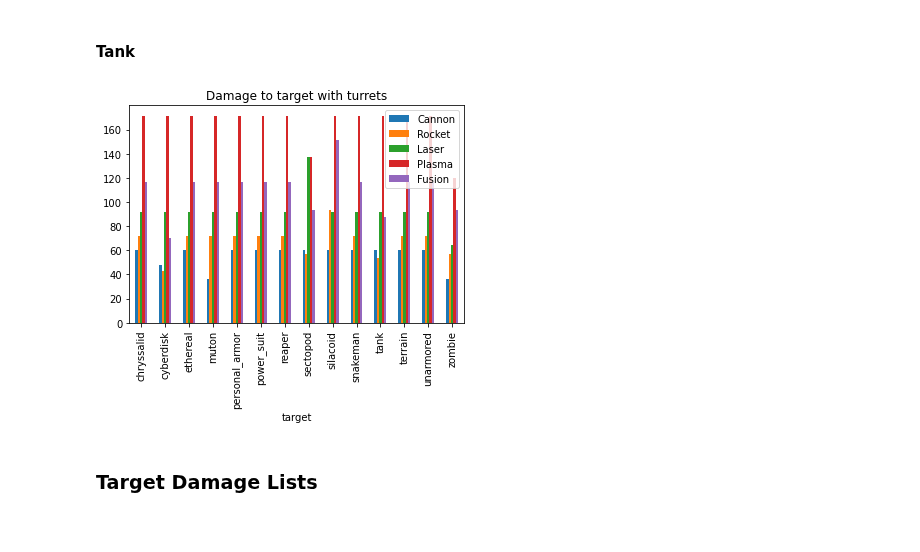
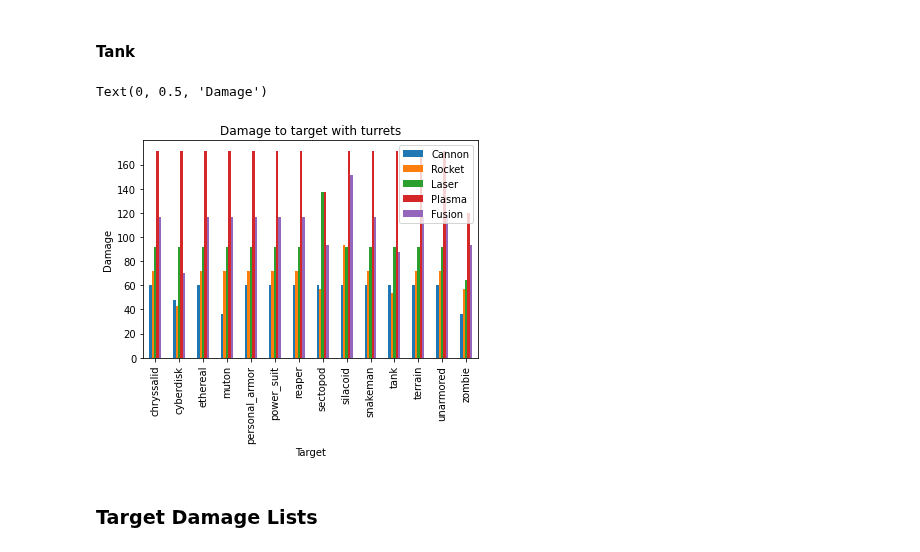
Before and after one commit to Bernardo-MG/xcom-analysis-jupyter-notebook, a Jupyter notebook: enemy_unknown/weapon_analysis.ipynb, the cells around one changed output. Saved outputs shown, nothing was run; the diff lists cells and outputs as text; code cells hidden in the pictures.

```diff
--- a/enemy_unknown/weapon_analysis.ipynb
+++ b/enemy_unknown/weapon_analysis.ipynb
@@ -461,9 +461,7 @@ weapon_damages
 # %% [markdown]
 ## Weapon Damages by Target
 # %%
-# weapon_damages_targets = weapon_damages[weapon_damages["weapon"] == "pistol"]
-weapon_damages_targets = weapon_damages
-weapon_damages_targets = weapon_damages_targets.groupby(["weapon", "target"]).max()
+weapon_damages_targets = weapon_damages.groupby(["weapon", "target"]).max()
 weapon_damages_targets = weapon_damages_targets[["target_turn_damage_expected"]]
 weapon_damages_targets = weapon_damages_targets.rename(columns={"target_turn_damage_expected": "turn_damage"})
 weapon_damages_targets = weapon_damages_targets.sort_values(by=["turn_damage"])
@@ -547,11 +560,14 @@ ax.legend(["Plasma pistol", "Plasma rifle", "Heavy Plasma"]);
 # %%
 weapon_damages_targets_tank = weapon_damages_targets.loc[ ["cannon_turret", "rocket_turret", "laser_turret", "plasma_turret", "fusion_turret"] ]
 weapon_damages_targets_tank = weapon_damages_targets_tank.swaplevel().unstack()
 weapon_damages_targets_tank = weapon_damages_targets_tank.sort_values(by=["target"])
 ax = weapon_damages_targets_tank.plot.bar(title="Damage to target with turrets")
 ax.legend(["Cannon", "Rocket", "Laser", "Plasma", "Fusion"]);
+ax.set_xlabel("Target")
+ax.set_ylabel("Damage")
 # %% [output]
+Text(0, 0.5, 'Damage')
-[figure, old version]
+[figure, new version]
 # %% [markdown]
 ### Target Damage Lists
 # %% [markdown]
```
Also changed, not shown: parts of 6 cells of this notebook, 1 other file.
